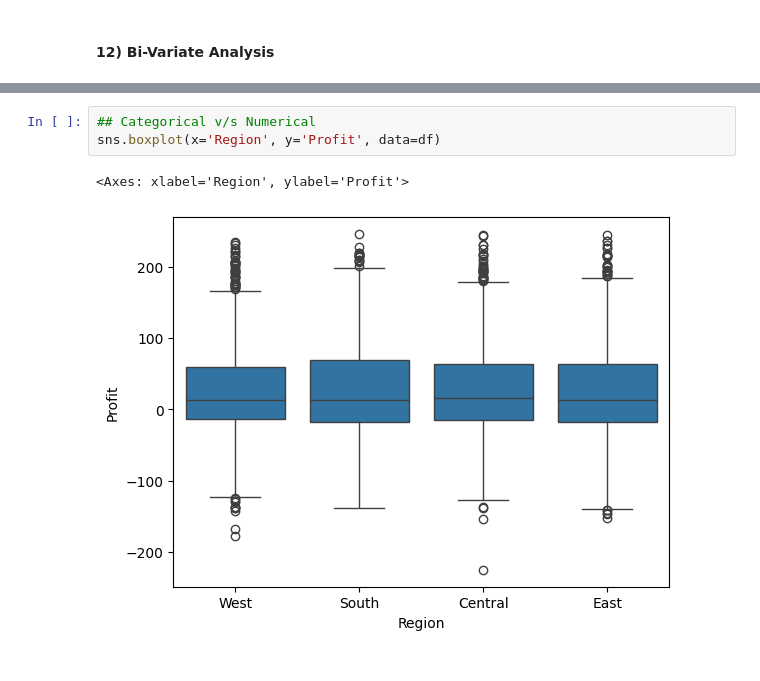
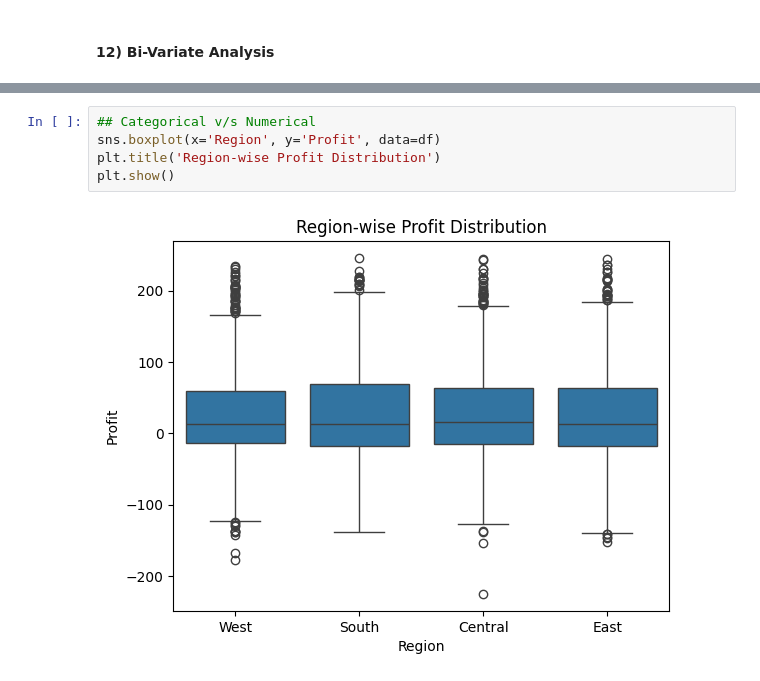
Before and after one commit to 26Vaidehi/INT375_Python, a Jupyter notebook: INT-375_Project.ipynb, the cells around one changed output, grey strips where cells are left out. Drawn from its saved outputs; the diff is of its cells as text.

```diff
--- a/INT-375_Project.ipynb
+++ b/INT-375_Project.ipynb
@@ -374,6 +386,7 @@ df[['Sales', 'Profit', 'Discount']].corr()
 # %%
 ## Categorical v/s Numerical
 sns.boxplot(x='Region', y='Profit', data=df)
+plt.title('Region-wise Profit Distribution')
+plt.show()
 # %% [output]
-<Axes: xlabel='Region', ylabel='Profit'>
-[figure, old version]
+[figure, new version]
```
Also changed, not shown: parts of 8 cells of this notebook.
